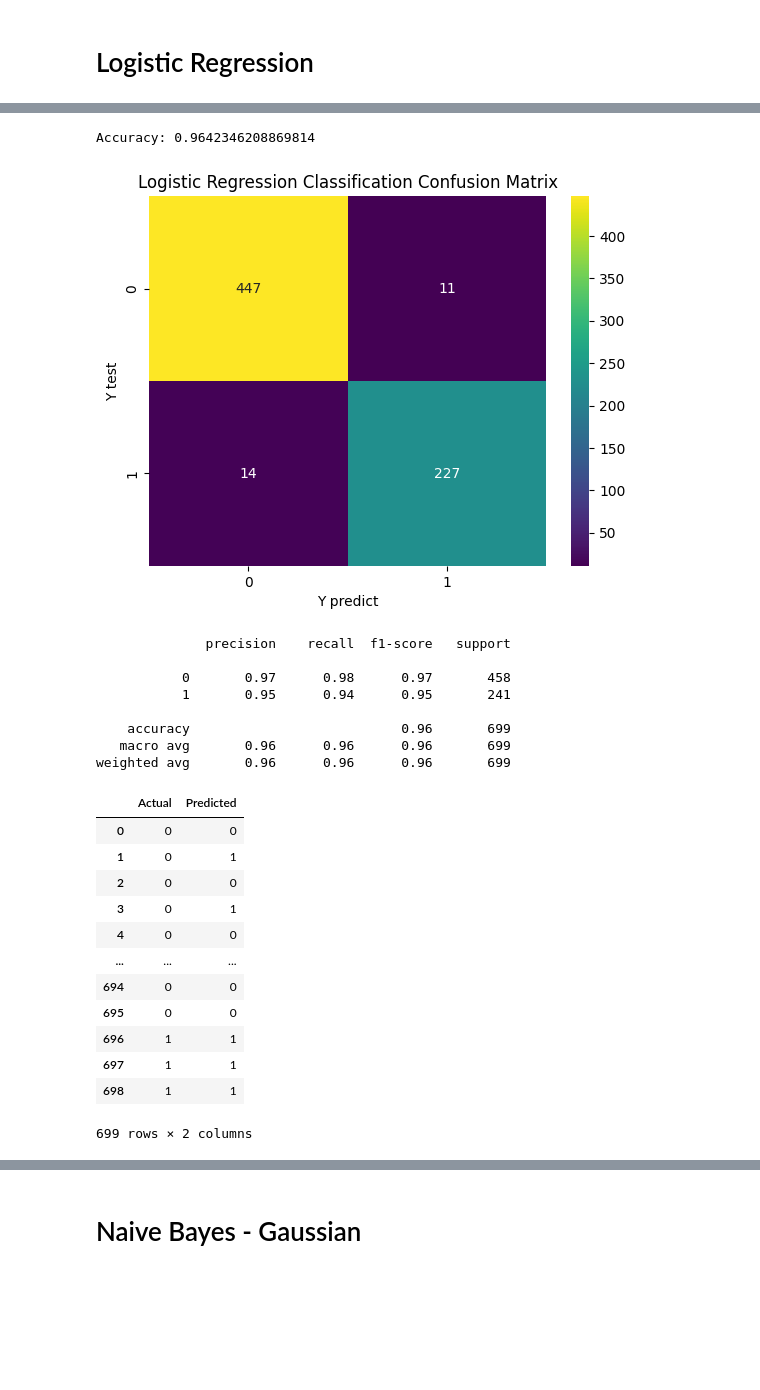
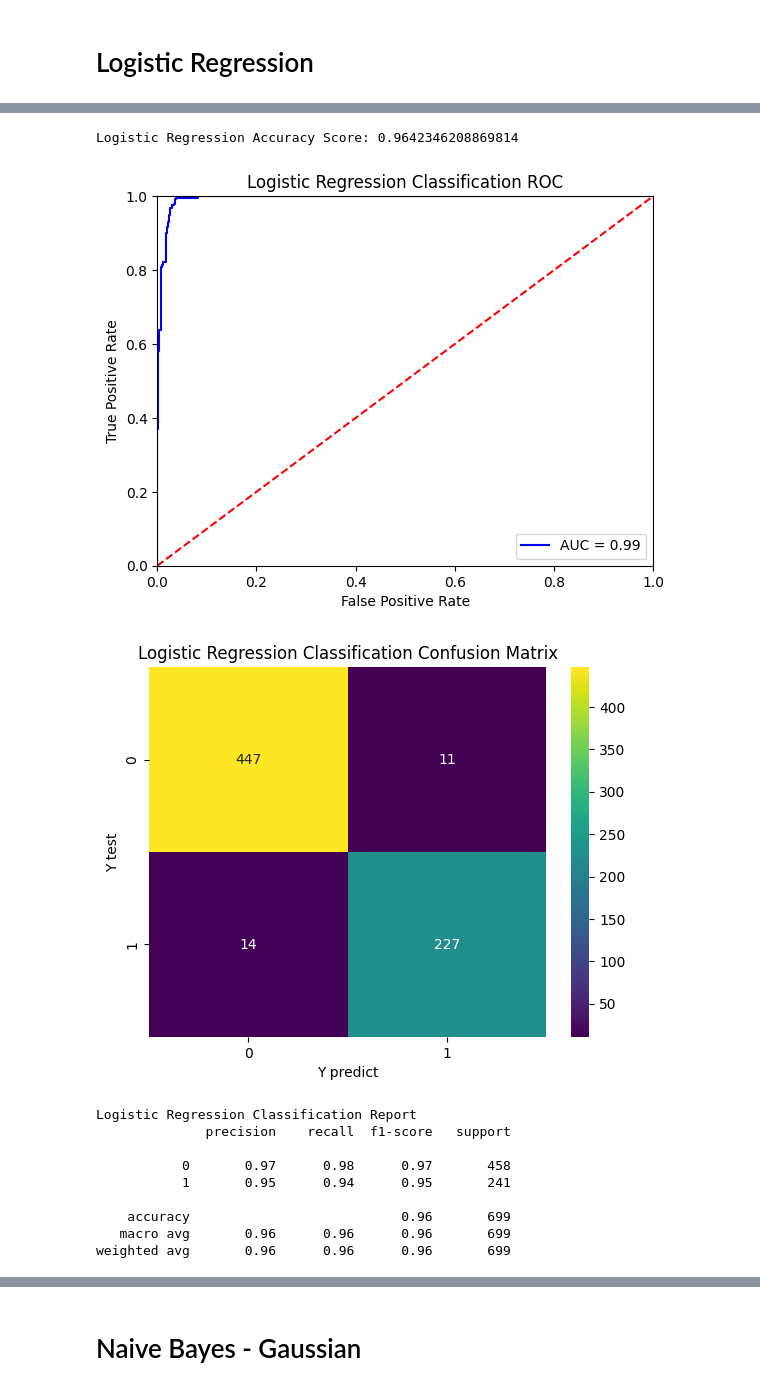
Before and after one commit to drmayu7/303A_machinelearning, a Jupyter notebook: main.ipynb, the cells around one changed output, grey strips where cells are left out. Drawn from its saved outputs; the diff is of its cells as text; code cells hidden in the pictures; blank space fills up the shorter version.

```diff
--- a/main.ipynb
+++ b/main.ipynb
@@ -119,30 +142,0 @@ plt.show()
-# %%
-# Calculate confusion matrix
-logreg_cm = confusion_matrix(y,predictions)
-
-# Calculate the mean accuracy
-score_logreg = sum(scores) / len(scores)
-print("Accuracy:", score_logreg)
-# %% [output]
-Accuracy: 0.9642346208869814
-# %%
-# Plot confusion matrix using Seaborn Heatmap
-sns.heatmap(logreg_cm,annot=True,fmt='d',cmap='viridis')
-plt.title('Logistic Regression Classification Confusion Matrix')
-plt.xlabel('Y predict')
-plt.ylabel('Y test')
-plt.show()
-# %% [output]
-[figure, removed]
-# %%
-# Comprehensive Classification Report
-print(classification_report(y, predictions))
-# %% [output]
-              precision    recall  f1-score   support
-
-           0       0.97      0.98      0.97       458
-           1       0.95      0.94      0.95       241
-
-    accuracy                           0.96       699
-   macro avg       0.96      0.96      0.96       699
-weighted avg       0.96      0.96      0.96       699
@@ -152,16 +143,15 @@ df2 = pd.DataFrame({'Actual': y, 'Predicted': predictions})
-# %%
-df2
-# %% [output]
-|  | Actual | Predicted |
-| 0 | 0 | 0 |
-| 1 | 0 | 1 |
-| 2 | 0 | 0 |
-| 3 | 0 | 1 |
-| 4 | 0 | 0 |
-| ... | ... | ... |
-| 694 | 0 | 0 |
-| 695 | 0 | 0 |
-| 696 | 1 | 1 |
-| 697 | 1 | 1 |
-| 698 | 1 | 1 |
-699 rows × 2 columns
+# %%
+logreg = supervised_ml('Logistic Regression',LogisticRegression(),LeaveOneOut)
+# %% [output]
+Logistic Regression Accuracy Score: 0.9642346208869814
+[figure, added]
+[figure, added]
+Logistic Regression Classification Report
+              precision    recall  f1-score   support
+
+           0       0.97      0.98      0.97       458
+           1       0.95      0.94      0.95       241
+
+    accuracy                           0.96       699
+   macro avg       0.96      0.96      0.96       699
+weighted avg       0.96      0.96      0.96       699
```
Also changed, not shown: parts of 85 cells of this notebook.
